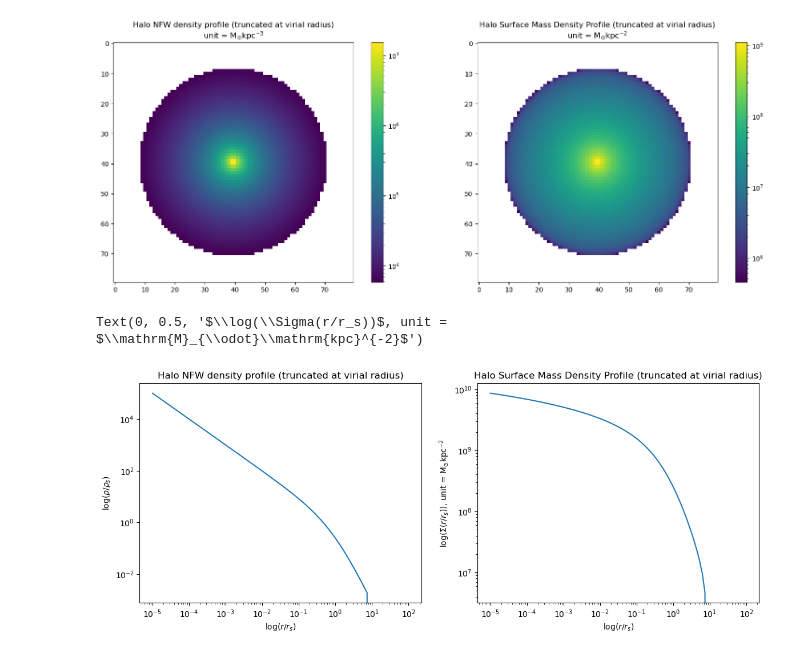
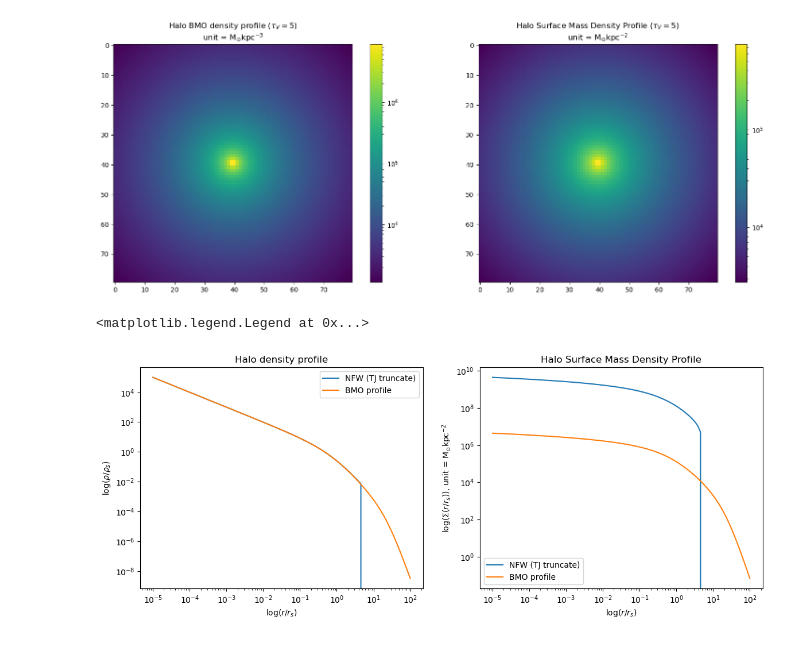
Before and after one commit to WenhanGuo/MIU2Net, a Jupyter notebook: visu_halo_profile.ipynb, the cells around one changed output. Saved outputs shown, nothing was run; the diff lists cells and outputs as text; code cells hidden in the pictures.

Commit message:
add visu for BMO profile

```diff
--- a/visu_halo_profile.ipynb
+++ b/visu_halo_profile.ipynb
@@ -19,46 +16,56 @@ halo radius = 31.25 pixels
 # %%
 rho_map, Sigma_map = np.zeros((80, 80)), np.zeros((80, 80))
 for iy, ix in np.ndindex(rho_map.shape):
     center = np.array((39.5, 39.5))
     point = np.array((iy, ix))
     dis_to_cen = np.linalg.norm(center - point)
-    r_proj = npixel_to_distance(dis_to_cen, z).value
-    rho_map[iy, ix] = h.call_NFW_density(r=r_proj)
-    Sigma_map[iy, ix] = h.call_surface_mass_density(r_proj=r_proj)
+    r = npixel_to_distance(dis_to_cen, z).value
+    # rho_map[iy, ix] = h.call_NFW_density(r)
+    # Sigma_map[iy, ix] = h.call_NFW_surface_mass_density(r)
+    rho_map[iy, ix] = h.call_BMO_density(r)
+    Sigma_map[iy, ix] = h.call_BMO_surface_mass_density(r)
 
 fig, ax = plt.subplots(figsize=(16, 6))
 plt.subplot(1, 2, 1)
-plt.title('Halo NFW density profile (truncated at virial radius)\nunit = $\\mathrm{M}_{\\odot}\\mathrm{kpc}^{-3}$')
+plt.title('Halo BMO density profile ($\\tau_V = 5$)\nunit = $\\mathrm{M}_{\\odot}\\mathrm{kpc}^{-3}$')
 plt.imshow(rho_map, interpolation='None', norm=colors.LogNorm())
 plt.colorbar()
 plt.subplot(1, 2, 2)
-plt.title('Halo Surface Mass Density Profile (truncated at virial radius)\nunit = $\\mathrm{M}_{\\odot}\\mathrm{kpc}^{-2}$')
+plt.title('Halo Surface Mass Density Profile ($\\tau_V = 5$)\nunit = $\\mathrm{M}_{\\odot}\\mathrm{kpc}^{-2}$')
 plt.imshow(Sigma_map, interpolation='None', norm=colors.LogNorm())
 plt.colorbar()
 plt.tight_layout()
 # %% [output]
-[figure, old version]
+[figure, new version]
 # %%
 radii = np.logspace(-5, 2, num=100, base=10) * h.r_s
-rhos = []
+rhos_NFW = []
+rhos_BMO = []
 for r in radii:
-    rhos.append(h.call_NFW_density(r) / h.delta_s / h.rho_crit)
+    rhos_NFW.append(h.call_NFW_density(r) / h.delta_s / h.rho_crit)
+    rhos_BMO.append(h.call_BMO_density(r) / h.delta_s / h.rho_crit)
 
 fig, [ax1, ax2] = plt.subplots(1, 2, figsize=(14, 5))
-ax1.loglog((radii/h.r_s), rhos)
-ax1.set_title('Halo NFW density profile (truncated at virial radius)')
+ax1.loglog((radii/h.r_s), rhos_NFW, label='NFW (TJ truncate)')
+ax1.loglog((radii/h.r_s), rhos_BMO, label='BMO profile')
+ax1.set_title('Halo density profile')
 ax1.set_xlabel(r'$\log(r/r_s)$')
 ax1.set_ylabel(r'$\log(\rho/\rho_s)$')
+ax1.legend()
 
+Sigmas_NFW = []
+Sigmas_BMO = []
+for r in radii:
+    Sigmas_NFW.append(h.call_NFW_surface_mass_density(r))
+    Sigmas_BMO.append(h.call_BMO_surface_mass_density(r))
 
-Sigmas = []
-for r in radii:
-    Sigmas.append(h.call_surface_mass_density(r))
-
-ax2.loglog((radii/h.r_s), Sigmas)
-ax2.set_title('Halo Surface Mass Density Profile (truncated at virial radius)')
+ax2.loglog((radii/h.r_s), Sigmas_NFW, label='NFW (TJ truncate)')
+ax2.loglog((radii/h.r_s), Sigmas_BMO, label='BMO profile')
+ax2.set_title('Halo Surface Mass Density Profile')
 ax2.set_xlabel(r'$\log(r/r_s)$')
 ax2.set_ylabel(r'$\log(\Sigma(r/r_s))$, unit = $\mathrm{M}_{\odot}\mathrm{kpc}^{-2}$')
+
+ax2.legend()
 # %% [output]
-Text(0, 0.5, '$\\log(\\Sigma(r/r_s))$, unit = $\\mathrm{M}_{\\odot}\\mathrm{kpc}^{-2}$')
+<matplotlib.legend.Legend at 0x...>
-[figure, old version]
+[figure, new version]
```
Also changed, not shown: parts of 2 cells of this notebook.
